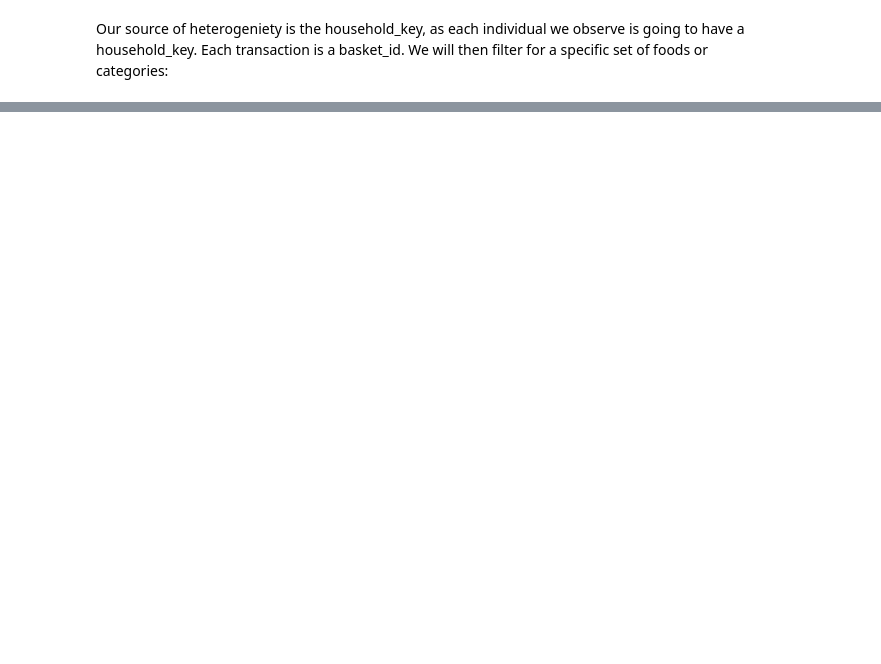
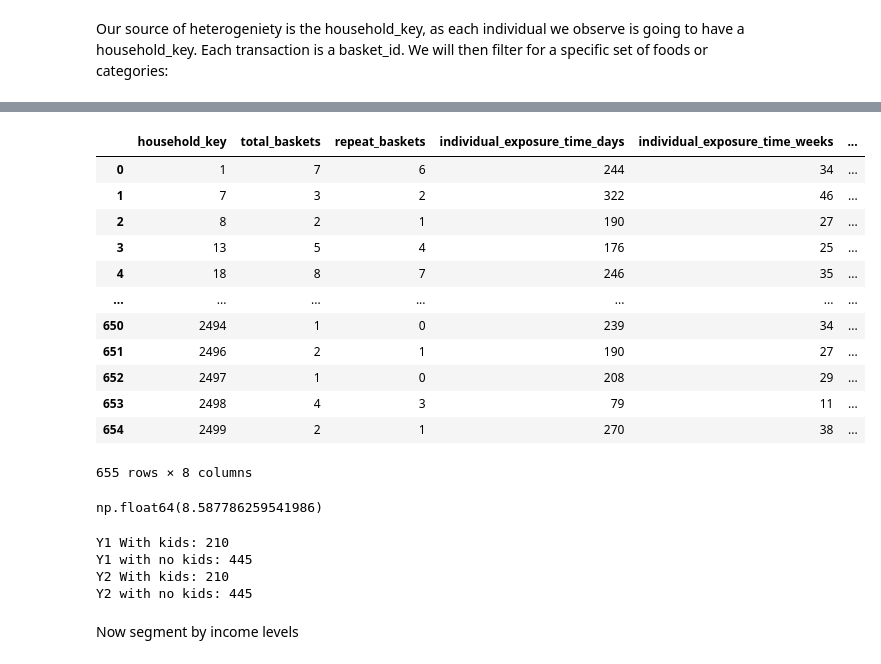
Before and after one commit to alan-w25/mktg-7760, a Jupyter notebook: projects/project1/data_preprocessing.ipynb, the cells around one changed output, grey strips where cells are left out. Saved outputs shown, nothing was run; the diff lists cells and outputs as text; code cells hidden in the pictures; blank space fills up the shorter version.

```diff
--- a/projects/project1/data_preprocessing.ipynb
+++ b/projects/project1/data_preprocessing.ipynb
@@ -114,0 +334,16 @@ Our source of heterogeniety is the household_key, as each individual we observe
+# %%
+y1_merge
+# %% [output]
+|  | household_key | total_baskets | repeat_baskets | individual_exposure_time_days | individual_exposure_time_weeks | ... |
+| 0 | 1 | 7 | 6 | 244 | 34 | ... |
+| 1 | 7 | 3 | 2 | 322 | 46 | ... |
+| 2 | 8 | 2 | 1 | 190 | 27 | ... |
+| 3 | 13 | 5 | 4 | 176 | 25 | ... |
+| 4 | 18 | 8 | 7 | 246 | 35 | ... |
+| ... | ... | ... | ... | ... | ... | ... |
+| 650 | 2494 | 1 | 0 | 239 | 34 | ... |
+| 651 | 2496 | 2 | 1 | 190 | 27 | ... |
+| 652 | 2497 | 1 | 0 | 208 | 29 | ... |
+| 653 | 2498 | 4 | 3 | 79 | 11 | ... |
+| 654 | 2499 | 2 | 1 | 270 | 38 | ... |
+655 rows × 8 columns
@@ -114,0 +352,4 @@ Our source of heterogeniety is the household_key, as each individual we observe
+# %%
+y1_merge['total_baskets'].mean()
+# %% [output]
+np.float64(8.587786259541986)
@@ -114,0 +361,10 @@ Our source of heterogeniety is the household_key, as each individual we observe
+# %%
+print("Y1 With kids:", len(y1_kids))
+print("Y1 with no kids:", len(y1_no_kids))
+print("Y2 With kids:", len(y2_kids))
+print("Y2 with no kids:", len(y2_no_kids))
+# %% [output]
+Y1 With kids: 210
+Y1 with no kids: 445
+Y2 With kids: 210
+Y2 with no kids: 445
@@ -114,0 +379,2 @@ Our source of heterogeniety is the household_key, as each individual we observe
+# %% [markdown]
+Now segment by income levels
```
Also changed, not shown: parts of 32 cells of this notebook, 24 other files.
